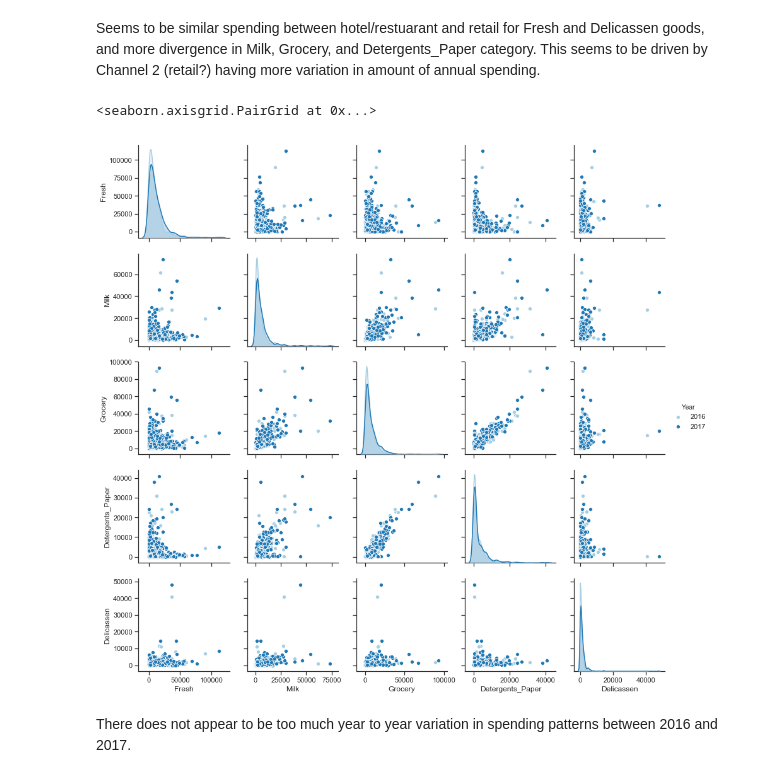
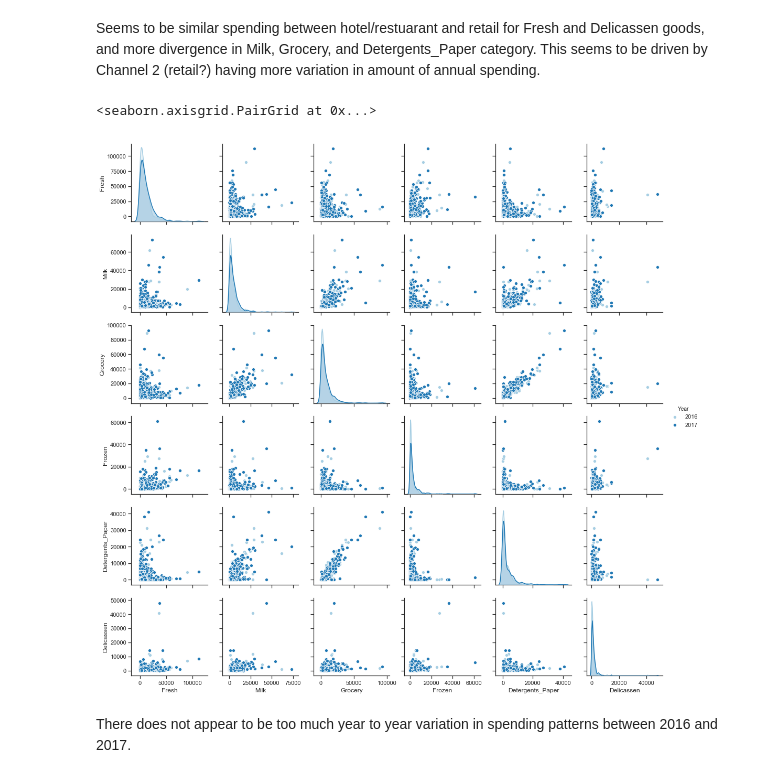
Before and after one commit to mishoptera/nyc_restaurants, a Jupyter notebook: customer_loyalty/customer_loyalty_week7_dc.ipynb, the cells around one changed output. Drawn from its saved outputs; the diff is of its cells as text; code cells hidden in the pictures.

```diff
--- a/customer_loyalty/customer_loyalty_week7_dc.ipynb
+++ b/customer_loyalty/customer_loyalty_week7_dc.ipynb
@@ -163,0 +165,5 @@ memory usage: 60.2+ KB
+# %%
+# total spending
+cust['Total'] = cust.apply(lambda x: x['Fresh'] + x['Milk'] + x['Grocery'] +
+                           x['Detergents_Paper'] + x['Delicassen'], axis=1)
+cust.head()
@@ -184,17 +273,17 @@ Seems to be similar spending between hotel/restuarant and retail for Fresh and D
 # %%
 import seaborn as sns
 import matplotlib.pyplot as plt
 from scipy import stats
 
 # Paired plot comparing Years (2016 vs 2017)
 sns.set(style = 'ticks', color_codes = True)
 sns.pairplot(cust,
              hue = 'Year',
              palette = "Paired",
-             vars = ['Fresh', 'Milk', 'Grocery', 'Detergents_Paper', 'Delicassen'])
+             vars = ['Fresh', 'Milk', 'Grocery', 'Frozen', 'Detergents_Paper', 'Delicassen'])
 # %% [output]
 <seaborn.axisgrid.PairGrid at 0x...>
-[figure, old version]
+[figure, new version]
 # %% [markdown]
 There does not appear to be too much year to year variation in spending patterns between 2016 and 2017.
 # %%
```
Also changed, not shown: parts of 12 cells of this notebook.
